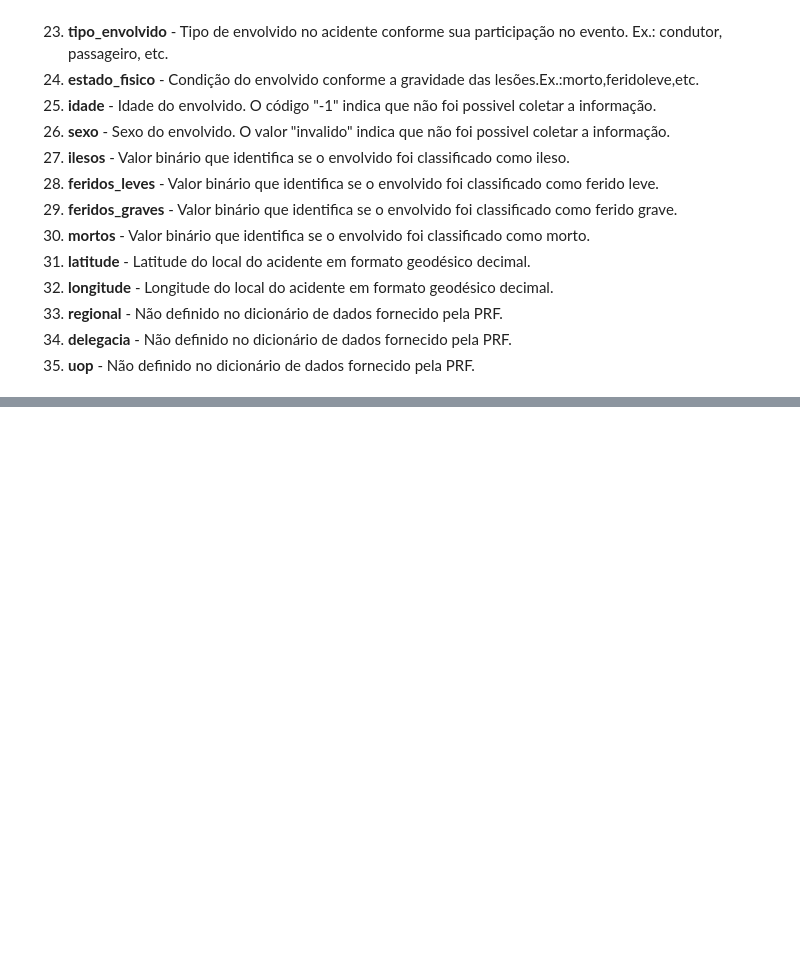
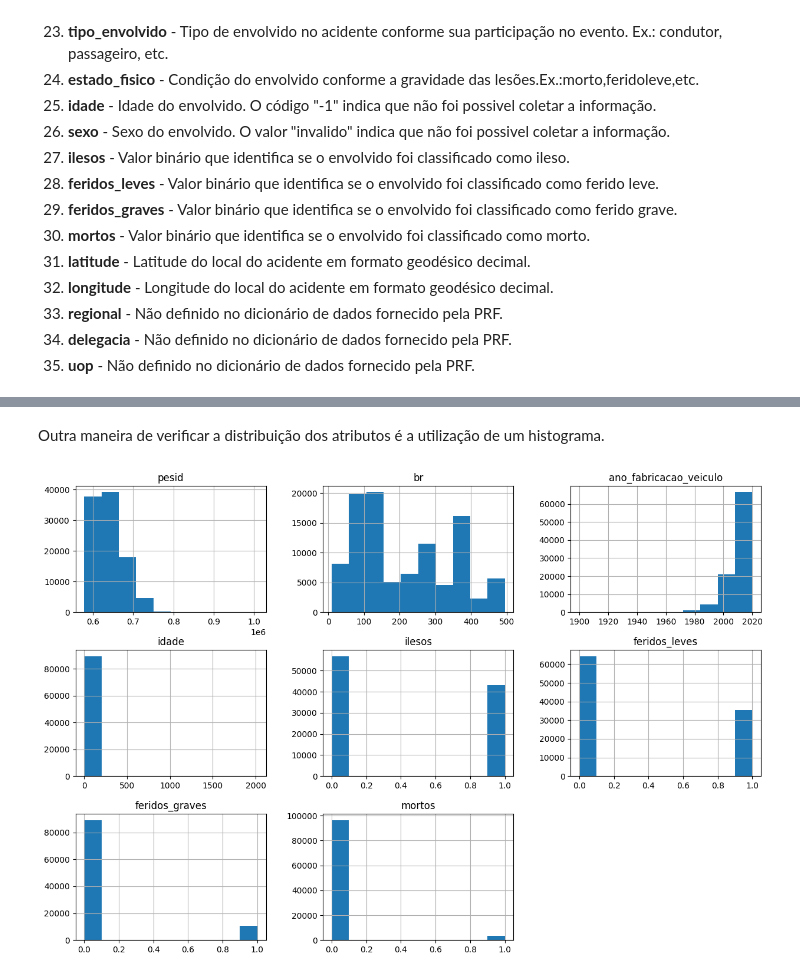
Before and after one commit to gabrielmprata/MVP_Sprint01_Puc_Rio, a Jupyter notebook: MVP_Analise_de_Dados_e_boas_praticas.ipynb, the cells around one changed output, grey strips where cells are left out. Drawn from its saved outputs; the diff is of its cells as text; code cells hidden in the pictures; blank space fills up the shorter version.

```diff
--- a/MVP_Analise_de_Dados_e_boas_praticas.ipynb
+++ b/MVP_Analise_de_Dados_e_boas_praticas.ipynb
@@ -68,0 +573,8 @@ O dataset conta com 30 atributos relacionados a caracterização do acidente, 4
+# %% [markdown]
+Outra maneira de verificar a distribuição dos atributos é a utilização de um histograma.
+# %%
+# Histograma
+acidentes.hist(figsize = (15,10))
+plt.show()
+# %% [output]
+[figure, added]
```
Also changed, not shown: parts of 54 cells of this notebook.
